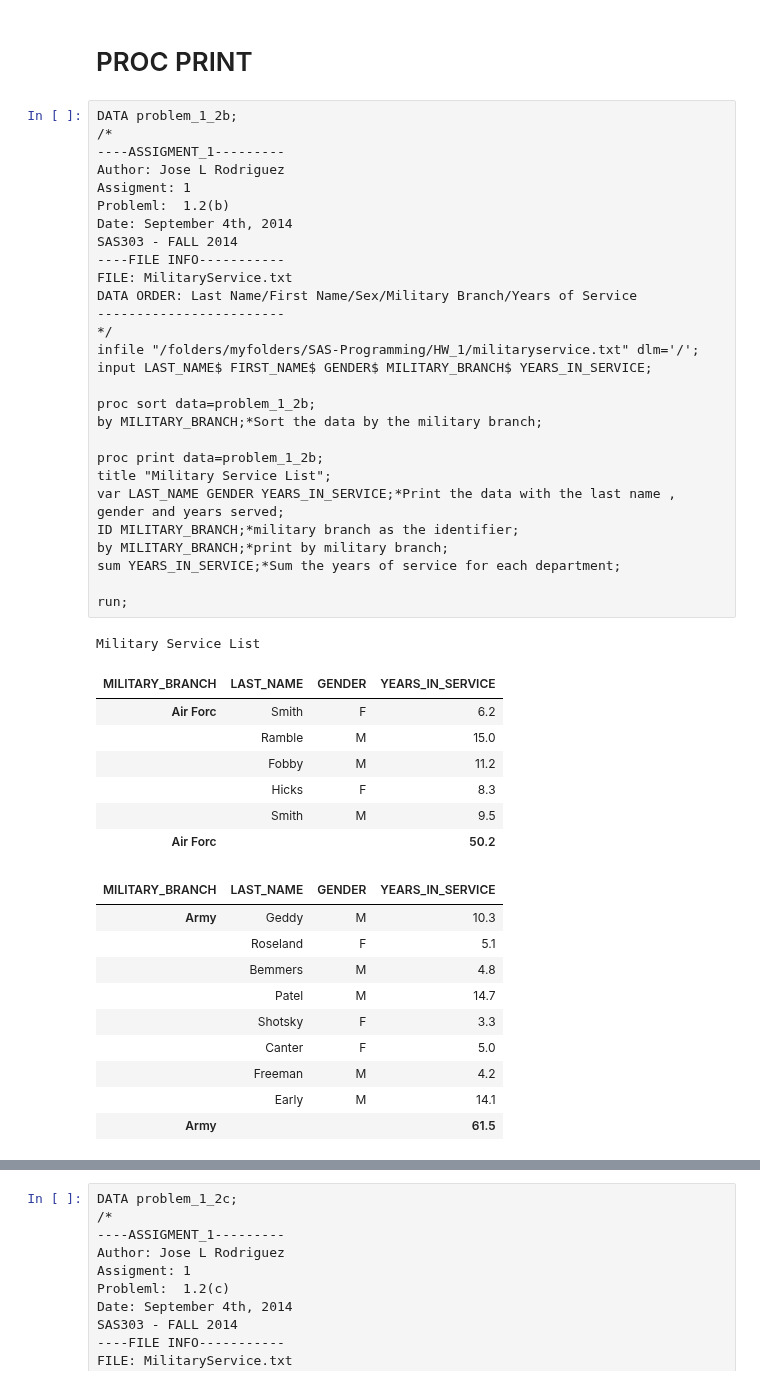
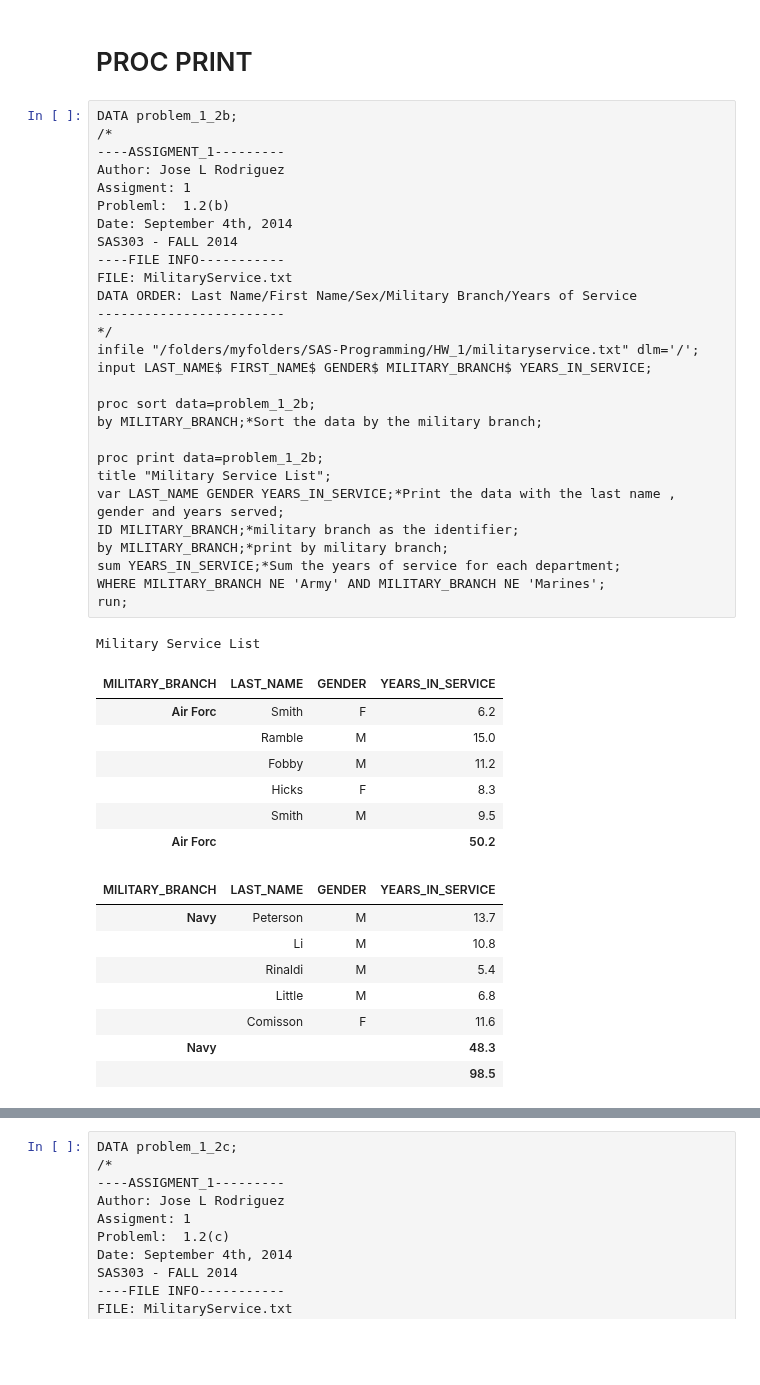
Before and after one commit to kevinwkc/my_sas, a Jupyter notebook: INTRO.ipynb, the cells around one changed output, grey strips where cells are left out. Cells and saved outputs as stored; diff of their text form; blank space fills up the shorter version.

```diff
--- a/INTRO.ipynb
+++ b/INTRO.ipynb
@@ -246,40 +287,38 @@ Probleml:  1.2(b)
 Date: September 4th, 2014
 SAS303 - FALL 2014
 ----FILE INFO-----------
 FILE: MilitaryService.txt
 DATA ORDER: Last Name/First Name/Sex/Military Branch/Years of Service
 ------------------------
 */
 infile "/folders/myfolders/SAS-Programming/HW_1/militaryservice.txt" dlm='/';
 input LAST_NAME$ FIRST_NAME$ GENDER$ MILITARY_BRANCH$ YEARS_IN_SERVICE;
 
 proc sort data=problem_1_2b;
 by MILITARY_BRANCH;*Sort the data by the military branch;
 
 proc print data=problem_1_2b;
 title "Military Service List";
 var LAST_NAME GENDER YEARS_IN_SERVICE;*Print the data with the last name , gender and years served;
 ID MILITARY_BRANCH;*military branch as the identifier;
 by MILITARY_BRANCH;*print by military branch;
 sum YEARS_IN_SERVICE;*Sum the years of service for each department;
-
+WHERE MILITARY_BRANCH NE 'Army' AND MILITARY_BRANCH NE 'Marines';
 run;
 # %% [output]
 Military Service List
 | MILITARY_BRANCH | LAST_NAME | GENDER | YEARS_IN_SERVICE |
 | Air Forc | Smith | F | 6.2 |
 |  | Ramble | M | 15.0 |
 |  | Fobby | M | 11.2 |
 |  | Hicks | F | 8.3 |
 |  | Smith | M | 9.5 |
 | Air Forc |  |  | 50.2 |
 | MILITARY_BRANCH | LAST_NAME | GENDER | YEARS_IN_SERVICE |
-| Army | Geddy | M | 10.3 |
-|  | Roseland | F | 5.1 |
-|  | Bemmers | M | 4.8 |
-|  | Patel | M | 14.7 |
-|  | Shotsky | F | 3.3 |
-|  | Canter | F | 5.0 |
-|  | Freeman | M | 4.2 |
-|  | Early | M | 14.1 |
-| Army |  |  | 61.5 |
+| Navy | Peterson | M | 13.7 |
+|  | Li | M | 10.8 |
+|  | Rinaldi | M | 5.4 |
+|  | Little | M | 6.8 |
+|  | Comisson | F | 11.6 |
+| Navy |  |  | 48.3 |
+|  |  |  | 98.5 |
```
Also changed, not shown: parts of 10 cells of this notebook.
